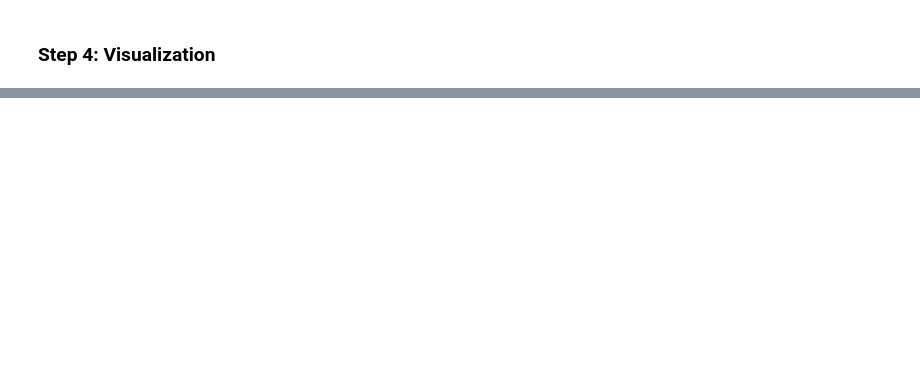
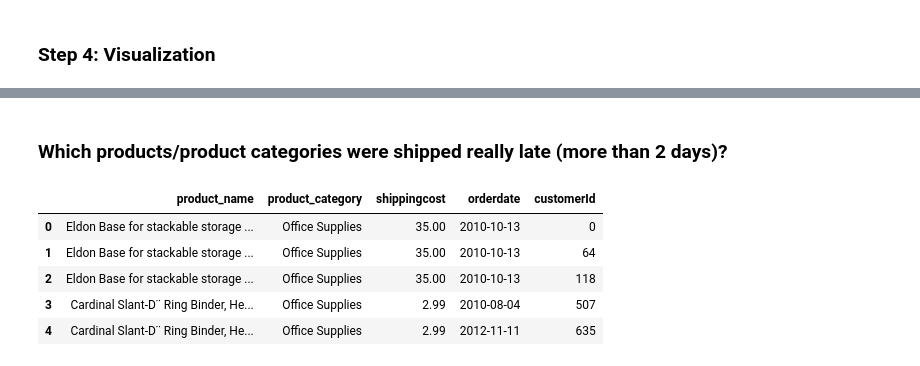
Before and after one commit to mard4/data-science, a Jupyter notebook: assignment-dep/assign3_dataprep.ipynb, the cells around one changed output, grey strips where cells are left out. Saved outputs shown, nothing was run; the diff lists cells and outputs as text; code cells hidden in the pictures; blank space fills up the shorter version.

```diff
--- a/assignment-dep/assign3_dataprep.ipynb
+++ b/assignment-dep/assign3_dataprep.ipynb
@@ -138,2 +340,15 @@ dtype: int64
 # %% [markdown]
 ### Step 4: Visualization
+# %%
+## See tables
+from sqlalchemy import text
+with engine.connect() as conn:
+    result = conn.execute(text("""SELECT table_name
+                          FROM information_schema.tables
+                          WHERE table_schema='ass3'"""))
+    print(result.fetchall())
+
+pd.read_sql_table('product', engine,schema='ass3').info()
+pd.read_sql_table('customer', engine,schema='ass3').info()
+pd.read_sql_table('sales', engine,schema='ass3').info()
+pd.read_sql_table('returnstatus', engine,schema='ass3').info()
@@ -139,0 +373,27 @@ dtype: int64
+# %% [markdown]
+### Which products/product categories were shipped really late (more than 2 days)?
+# %%
+from sqlalchemy import text
+
+query = text("""
+    SELECT p."name" AS product_name,
+           p."category" AS product_category,
+           s."shippingcost",
+           s."orderdate",
+           s."customerId"
+    FROM ass3.sales s
+    JOIN ass3.product p ON s."productId" = p."productId"
+    WHERE s."late" = 'Late'
+""")
+
+with engine.connect() as conn:
+    df_late_products = pd.read_sql_query(query, conn)
+
+df_late_products.head()
+# %% [output]
+|  | product_name | product_category | shippingcost | orderdate | customerId |
+| 0 | Eldon Base for stackable storage ... | Office Supplies | 35.00 | 2010-10-13 | 0 |
+| 1 | Eldon Base for stackable storage ... | Office Supplies | 35.00 | 2010-10-13 | 64 |
+| 2 | Eldon Base for stackable storage ... | Office Supplies | 35.00 | 2010-10-13 | 118 |
+| 3 | Cardinal Slant-D¨ Ring Binder, He... | Office Supplies | 2.99 | 2010-08-04 | 507 |
+| 4 | Cardinal Slant-D¨ Ring Binder, He... | Office Supplies | 2.99 | 2012-11-11 | 635 |
```
Also changed, not shown: parts of 16 cells of this notebook, 1 other file.
